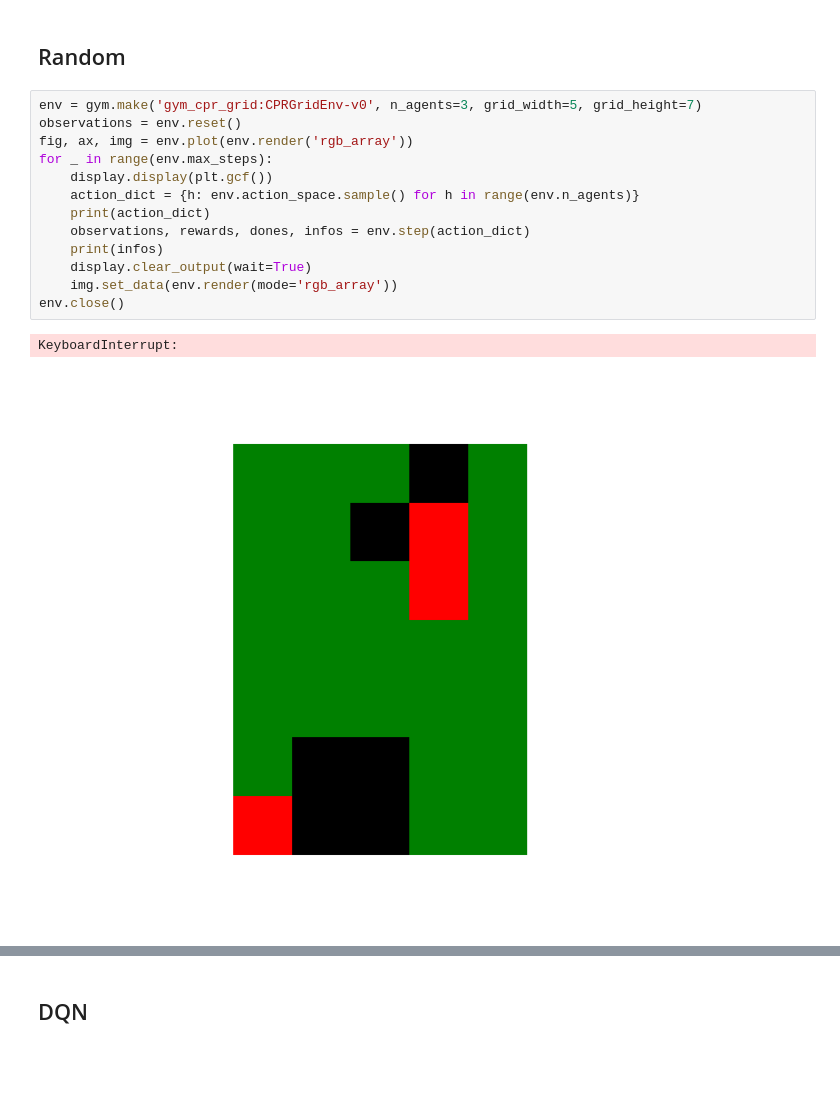
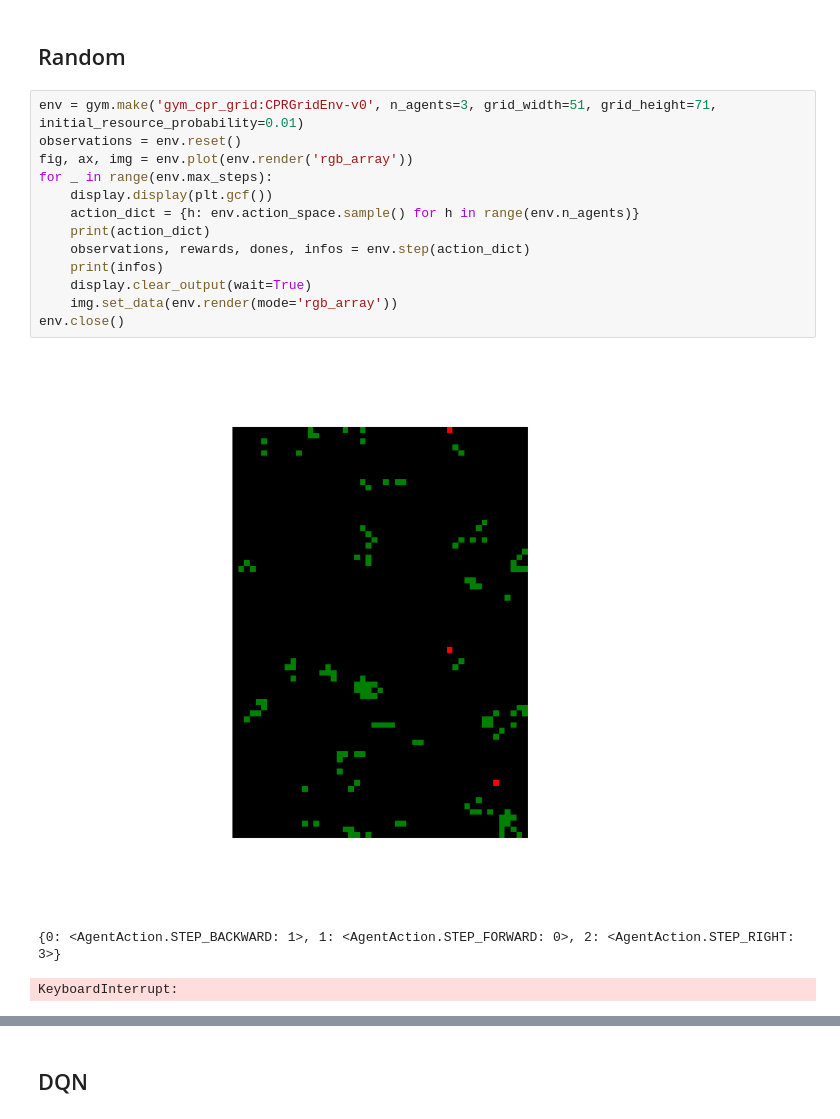
Before and after one commit to Wadaboa/cpr-appropriation, a Jupyter notebook: cpr.ipynb, the cells around one changed output, grey strips where cells are left out. Drawn from its saved outputs; the diff is of its cells as text; blank space fills up the shorter version.

```diff
--- a/cpr.ipynb
+++ b/cpr.ipynb
@@ -31,18 +31,19 @@ The autoreload extension is already loaded. To reload it, use:
 # %% [markdown]
 ## Random
 # %%
-env = gym.make('gym_cpr_grid:CPRGridEnv-v0', n_agents=3, grid_width=5, grid_height=7)
+env = gym.make('gym_cpr_grid:CPRGridEnv-v0', n_agents=3, grid_width=51, grid_height=71, initial_resource_probability=0.01)
 observations = env.reset()
 fig, ax, img = env.plot(env.render('rgb_array'))
 for _ in range(env.max_steps):
     display.display(plt.gcf())
     action_dict = {h: env.action_space.sample() for h in range(env.n_agents)}
     print(action_dict)
     observations, rewards, dones, infos = env.step(action_dict)
     print(infos)
     display.clear_output(wait=True)
     img.set_data(env.render(mode='rgb_array'))
 env.close()
 # %% [output]
+[figure, new version]
-KeyboardInterrupt:
+{0: <AgentAction.STEP_BACKWARD: 1>, 1: <AgentAction.STEP_FORWARD: 0>, 2: <AgentAction.STEP_RIGHT: 3>}
-[figure, old version]
+KeyboardInterrupt:
```
Also changed, not shown: parts of 2 cells of this notebook, 2 other files.
